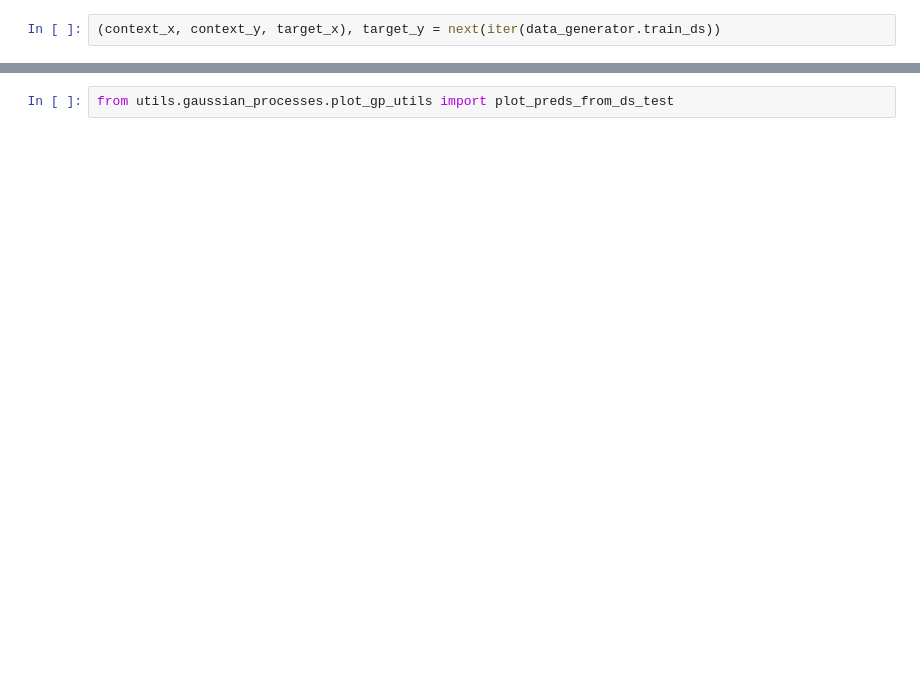
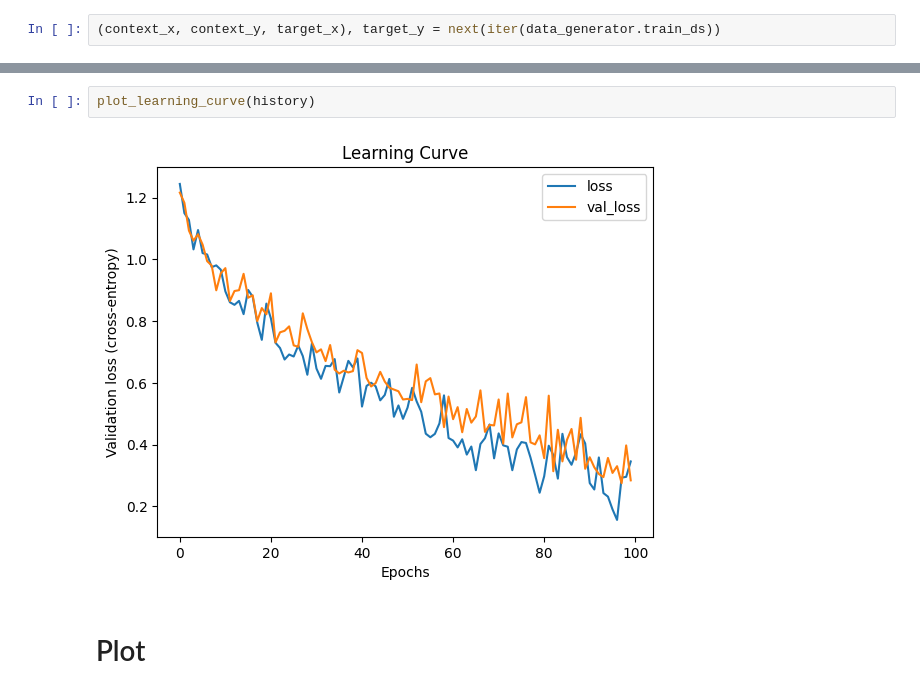
Before and after one commit to tonywu71/neural-processes, a Jupyter notebook: train_cnp_from_arbitrary_gp.ipynb, the cells around one changed output, grey strips where cells are left out. Drawn from its saved outputs; the diff is of its cells as text; blank space fills up the shorter version.

```diff
--- a/train_cnp_from_arbitrary_gp.ipynb
+++ b/train_cnp_from_arbitrary_gp.ipynb
@@ -65,5 +114,9 @@ model.fit(data_generator.train_ds, validation_data=data_generator.test_ds, epoch
-# %%
-from utils.gaussian_processes.plot_gp_utils import plot_preds_from_ds_test
+# %%
+plot_learning_curve(history)
+# %% [output]
+[figure, added]
+# %% [markdown]
+# Plot
 # %%
 fig = plot_preds_from_ds_test(model, ds_test=data_generator.test_ds, num_samples=1)
 # %% [output]
```
Also changed, not shown: parts of 12 cells of this notebook, 2 other files.
